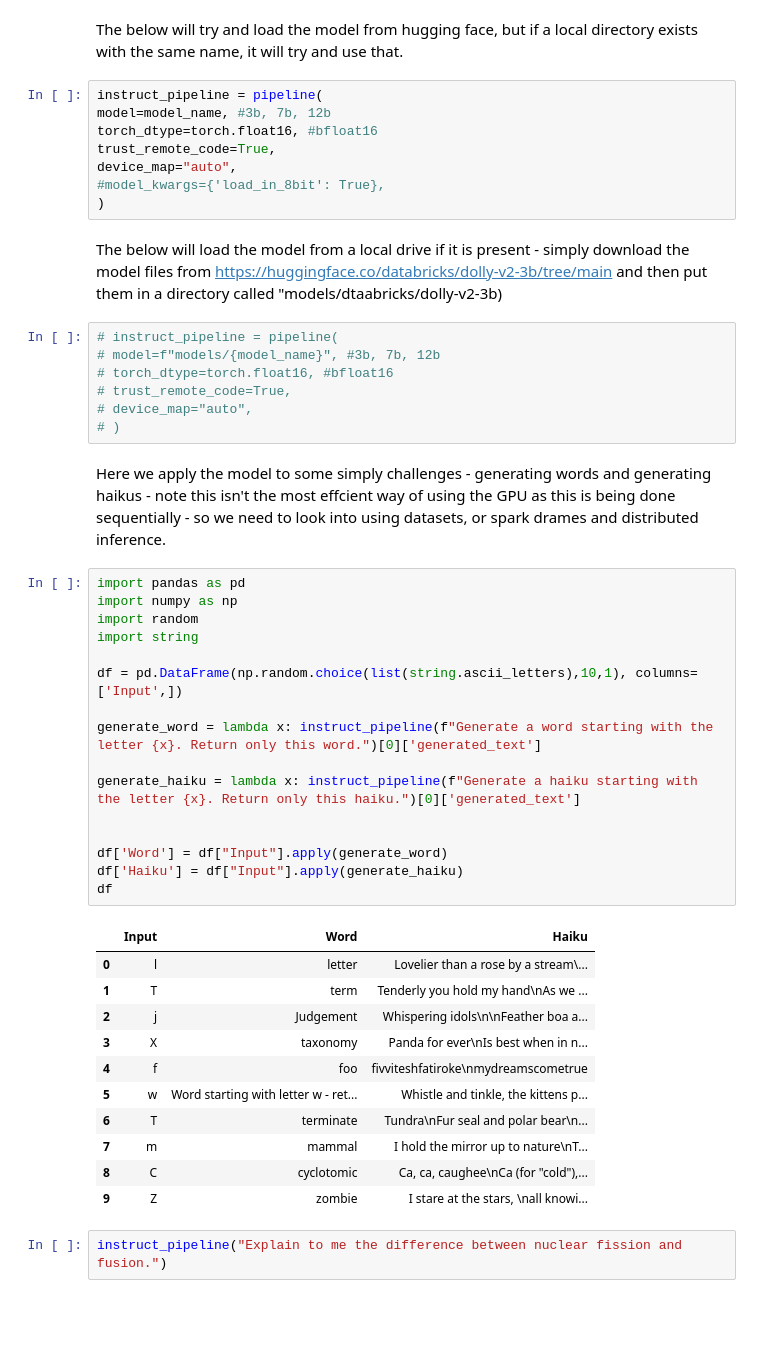
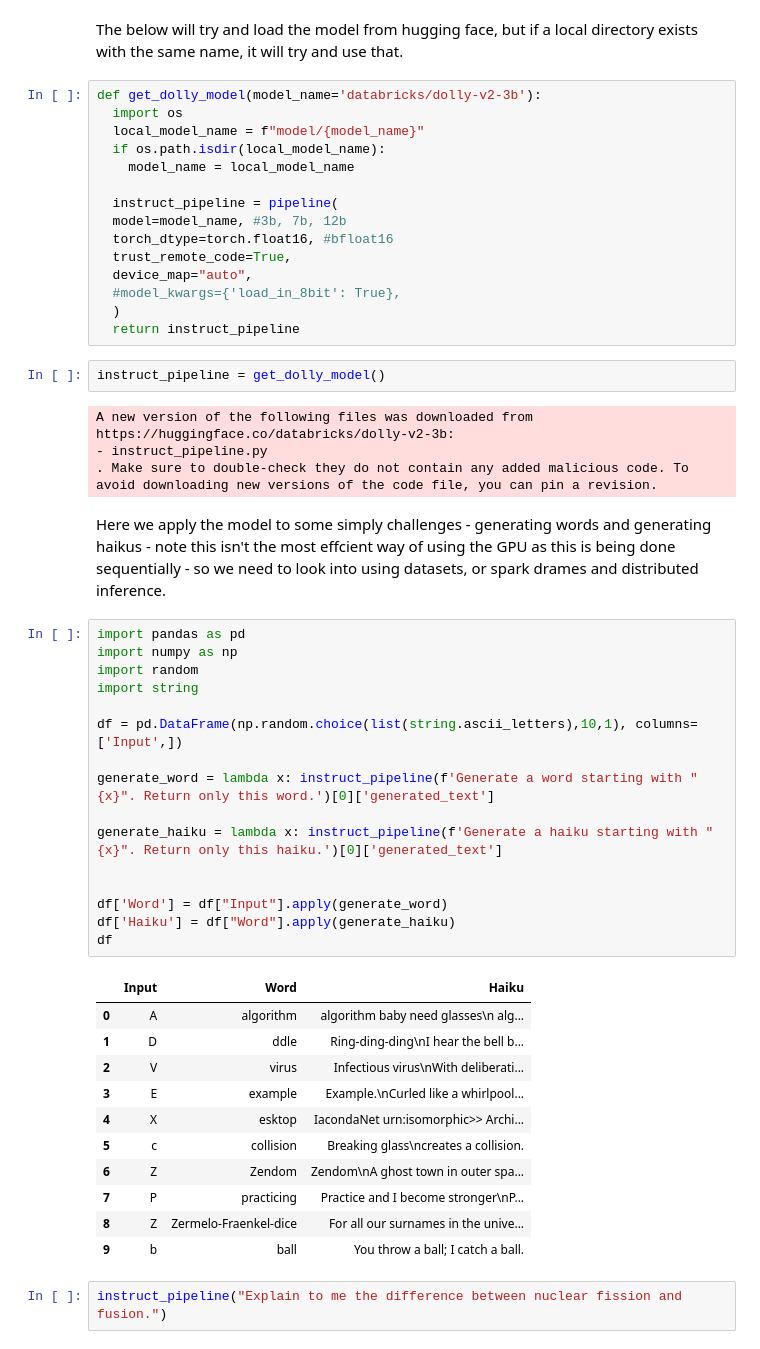
Before and after one commit to SamHollings/llm_examples, a Jupyter notebook: llm_examples.ipynb, the cells around one changed output. Drawn from its saved outputs; the diff is of its cells as text; blank space fills up the shorter version.

Commit message:
added get dolly model function

```diff
--- a/llm_examples.ipynb
+++ b/llm_examples.ipynb
@@ -63,52 +64,56 @@ model_name = "databricks/dolly-v2-3b"
 # %% [markdown]
 The below will try and load the model from hugging face, but if a local directory exists with the same name, it will try and use that.
 # %%
-instruct_pipeline = pipeline(
-model=model_name, #3b, 7b, 12b
-torch_dtype=torch.float16, #bfloat16
-trust_remote_code=True,
-device_map="auto",
-#model_kwargs={'load_in_8bit': True},
-)
+def get_dolly_model(model_name='databricks/dolly-v2-3b'):
+  import os
+  local_model_name = f"model/{model_name}"
+  if os.path.isdir(local_model_name):
+    model_name = local_model_name
+
+  instruct_pipeline = pipeline(
+  model=model_name, #3b, 7b, 12b
+  torch_dtype=torch.float16, #bfloat16
+  trust_remote_code=True,
+  device_map="auto",
+  #model_kwargs={'load_in_8bit': True},
+  )
+  return instruct_pipeline
-# %% [markdown]
-The below will load the model from a local drive if it is present - simply download the model files from https://huggingface.co/databricks/dolly-v2-3b/tree/main and then put them in a directory called "models/dtaabricks/dolly-v2-3b)
-# %%
-# instruct_pipeline = pipeline(
-# model=f"models/{model_name}", #3b, 7b, 12b
-# torch_dtype=torch.float16, #bfloat16
-# trust_remote_code=True,
-# device_map="auto",
-# )
+# %%
+instruct_pipeline = get_dolly_model()
+# %% [output]
+A new version of the following files was downloaded from https://huggingface.co/databricks/dolly-v2-3b:
+- instruct_pipeline.py
+. Make sure to double-check they do not contain any added malicious code. To avoid downloading new versions of the code file, you can pin a revision.
 # %% [markdown]
 Here we apply the model to some simply challenges - generating words and generating haikus - note this isn't the most effcient way of using the GPU as this is being done sequentially - so we need to look into using datasets, or spark drames and distributed inference.
 # %%
 import pandas as pd
 import numpy as np
 import random
 import string
 
 df = pd.DataFrame(np.random.choice(list(string.ascii_letters),10,1), columns=['Input',])
 
-generate_word = lambda x: instruct_pipeline(f"Generate a word starting with the letter {x}. Return only this word.")[0]['generated_text']
+generate_word = lambda x: instruct_pipeline(f'Generate a word starting with "{x}". Return only this word.')[0]['generated_text']
 
-generate_haiku = lambda x: instruct_pipeline(f"Generate a haiku starting with the letter {x}. Return only this haiku.")[0]['generated_text']
+generate_haiku = lambda x: instruct_pipeline(f'Generate a haiku starting with "{x}". Return only this haiku.')[0]['generated_text']
 
 
 df['Word'] = df["Input"].apply(generate_word)
-df['Haiku'] = df["Input"].apply(generate_haiku)
+df['Haiku'] = df["Word"].apply(generate_haiku)
 df
 # %% [output]
 |  | Input | Word | Haiku |
-| 0 | l | letter | Lovelier than a rose by a stream\... |
-| 1 | T | term | Tenderly you hold my hand\nAs we ... |
-| 2 | j | Judgement | Whispering idols\n\nFeather boa a... |
-| 3 | X | taxonomy | Panda for ever\nIs best when in n... |
-| 4 | f | foo | fivviteshfatiroke\nmydreamscometrue |
-| 5 | w | Word starting with letter w - ret... | Whistle and tinkle, the kittens p... |
-| 6 | T | terminate | Tundra\nFur seal and polar bear\n... |
-| 7 | m | mammal | I hold the mirror up to nature\nT... |
-| 8 | C | cyclotomic | Ca, ca, caughee\nCa (for "cold"),... |
-| 9 | Z | zombie | I stare at the stars, \nall knowi... |
+| 0 | A | algorithm | algorithm baby need glasses\n alg... |
+| 1 | D | ddle | Ring-ding-ding\nI hear the bell b... |
+| 2 | V | virus | Infectious virus\nWith deliberati... |
+| 3 | E | example | Example.\nCurled like a whirlpool... |
+| 4 | X | esktop | IacondaNet urn:isomorphic>> Archi... |
+| 5 | c | collision | Breaking glass\ncreates a collision. |
+| 6 | Z | Zendom | Zendom\nA ghost town in outer spa... |
+| 7 | P | practicing | Practice and I become stronger\nP... |
+| 8 | Z | Zermelo-Fraenkel-dice | For all our surnames in the unive... |
+| 9 | b | ball | You throw a ball; I catch a ball. |
 # %%
 instruct_pipeline("Explain to me the difference between nuclear fission and fusion.")
 # %% [output]
```
Also changed, not shown: parts of 3 cells of this notebook, 1 other file.
